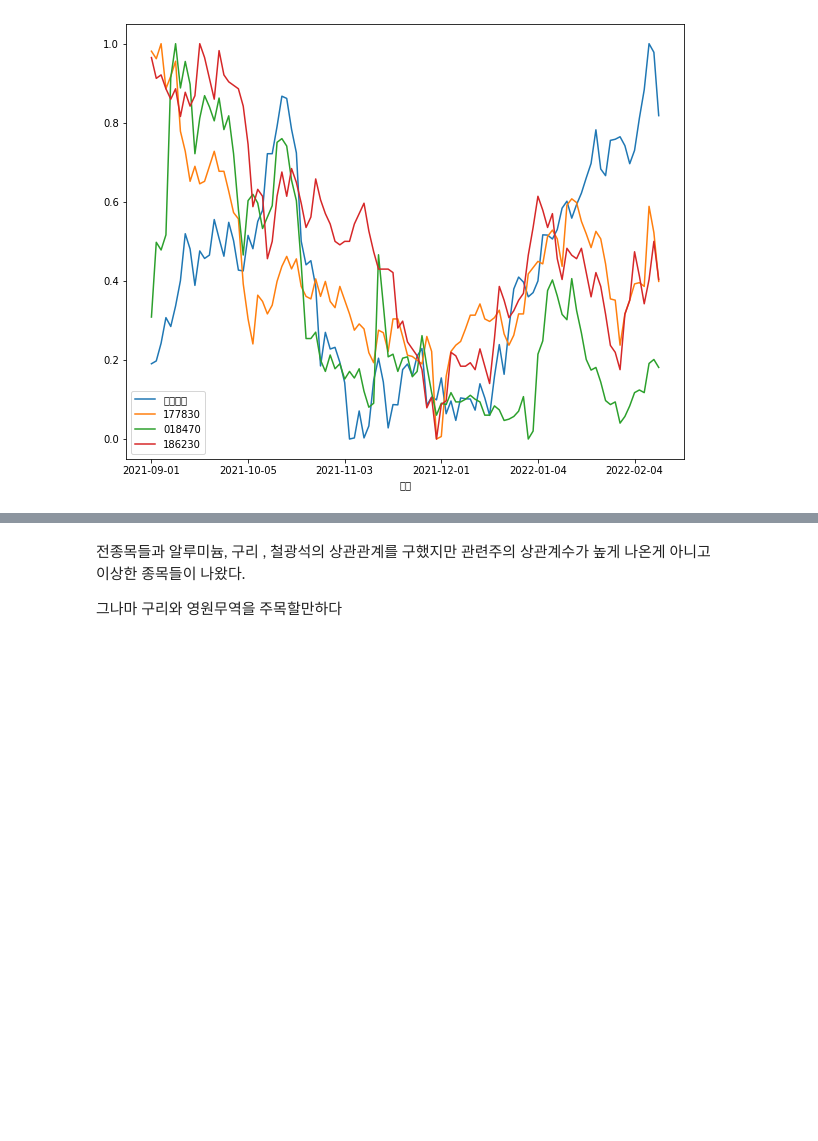
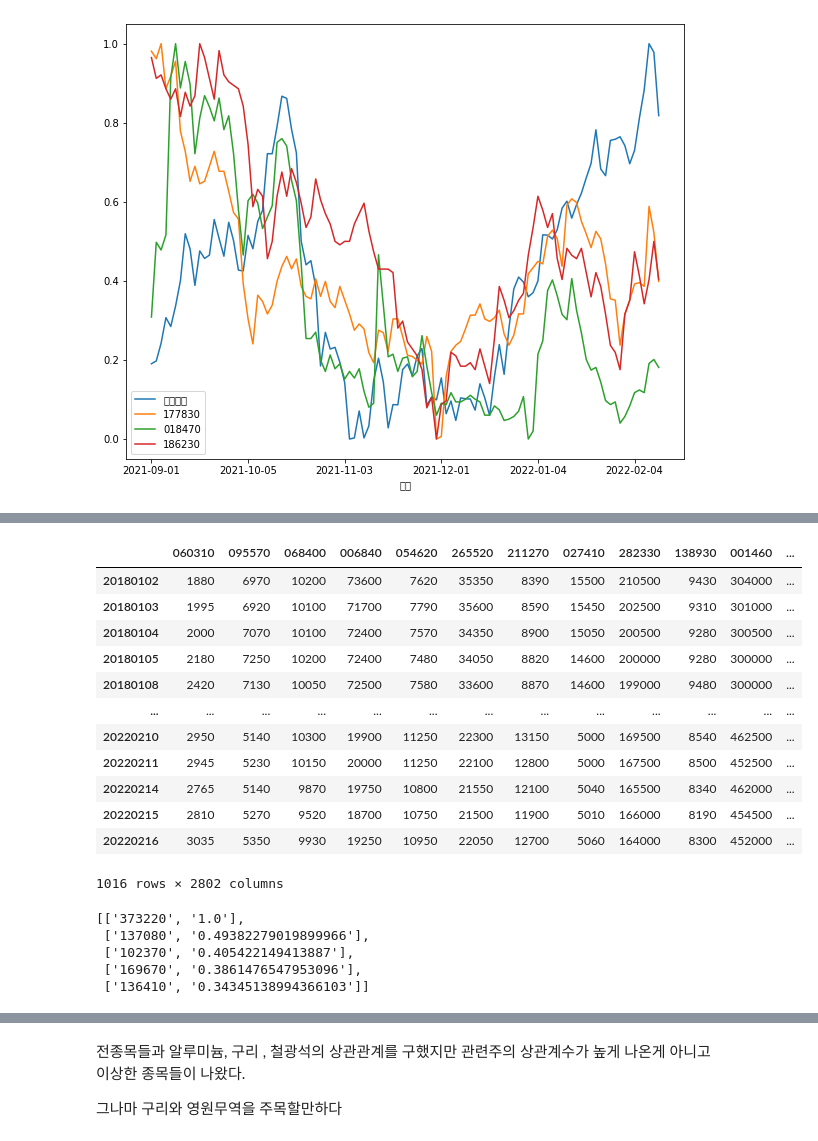
Before and after one commit to qpwisu/Financial_data_analysis, a Jupyter notebook: 원자재와_주식상관관계.ipynb, the cells around one changed output, grey strips where cells are left out. Saved outputs shown, nothing was run; the diff lists cells and outputs as text; code cells hidden in the pictures; blank space fills up the shorter version.

```diff
--- a/원자재와_주식상관관계.ipynb
+++ b/원자재와_주식상관관계.ipynb
@@ -218,0 +235,19 @@ for day in tqdm(days[1:]):
+# %%
+
+df_stock.to_csv("filename.csv",mode='w')
+df_stock1 = pd.read_csv("filename.csv", dtype=str,index_col=0)
+df_stock1
+# %% [output]
+|  | 060310 | 095570 | 068400 | 006840 | 054620 | 265520 | 211270 | 027410 | 282330 | 138930 | 001460 | ... |
+| 20180102 | 1880 | 6970 | 10200 | 73600 | 7620 | 35350 | 8390 | 15500 | 210500 | 9430 | 304000 | ... |
+| 20180103 | 1995 | 6920 | 10100 | 71700 | 7790 | 35600 | 8590 | 15450 | 202500 | 9310 | 301000 | ... |
+| 20180104 | 2000 | 7070 | 10100 | 72400 | 7570 | 34350 | 8900 | 15050 | 200500 | 9280 | 300500 | ... |
+| 20180105 | 2180 | 7250 | 10200 | 72400 | 7480 | 34050 | 8820 | 14600 | 200000 | 9280 | 300000 | ... |
+| 20180108 | 2420 | 7130 | 10050 | 72500 | 7580 | 33600 | 8870 | 14600 | 199000 | 9480 | 300000 | ... |
+| ... | ... | ... | ... | ... | ... | ... | ... | ... | ... | ... | ... | ... |
+| 20220210 | 2950 | 5140 | 10300 | 19900 | 11250 | 22300 | 13150 | 5000 | 169500 | 8540 | 462500 | ... |
+| 20220211 | 2945 | 5230 | 10150 | 20000 | 11250 | 22100 | 12800 | 5000 | 167500 | 8500 | 452500 | ... |
+| 20220214 | 2765 | 5140 | 9870 | 19750 | 10800 | 21550 | 12100 | 5040 | 165500 | 8340 | 462000 | ... |
+| 20220215 | 2810 | 5270 | 9520 | 18700 | 10750 | 21500 | 11900 | 5010 | 166000 | 8190 | 454500 | ... |
+| 20220216 | 3035 | 5350 | 9930 | 19250 | 10950 | 22050 | 12700 | 5060 | 164000 | 8300 | 452000 | ... |
+1016 rows × 2802 columns
@@ -218,0 +267,14 @@ for day in tqdm(days[1:]):
+# %%
+def stock_corr(code):
+  tmp=corr_stock[code].sort_values(ascending = False)[0:5]
+  li1= tmp.index.tolist()
+  li2 =tmp.tolist()
+  dic1=[[li1[i],li2[i]] for i in range(len(li1))]
+  return dic1
+stock_corr("373220")
+# %% [output]
+[['373220', '1.0'],
+ ['137080', '0.49382279019899966'],
+ ['102370', '0.405422149413887'],
+ ['169670', '0.3861476547953096'],
+ ['136410', '0.34345138994366103']]
```
Also changed, not shown: parts of 10 cells of this notebook.
